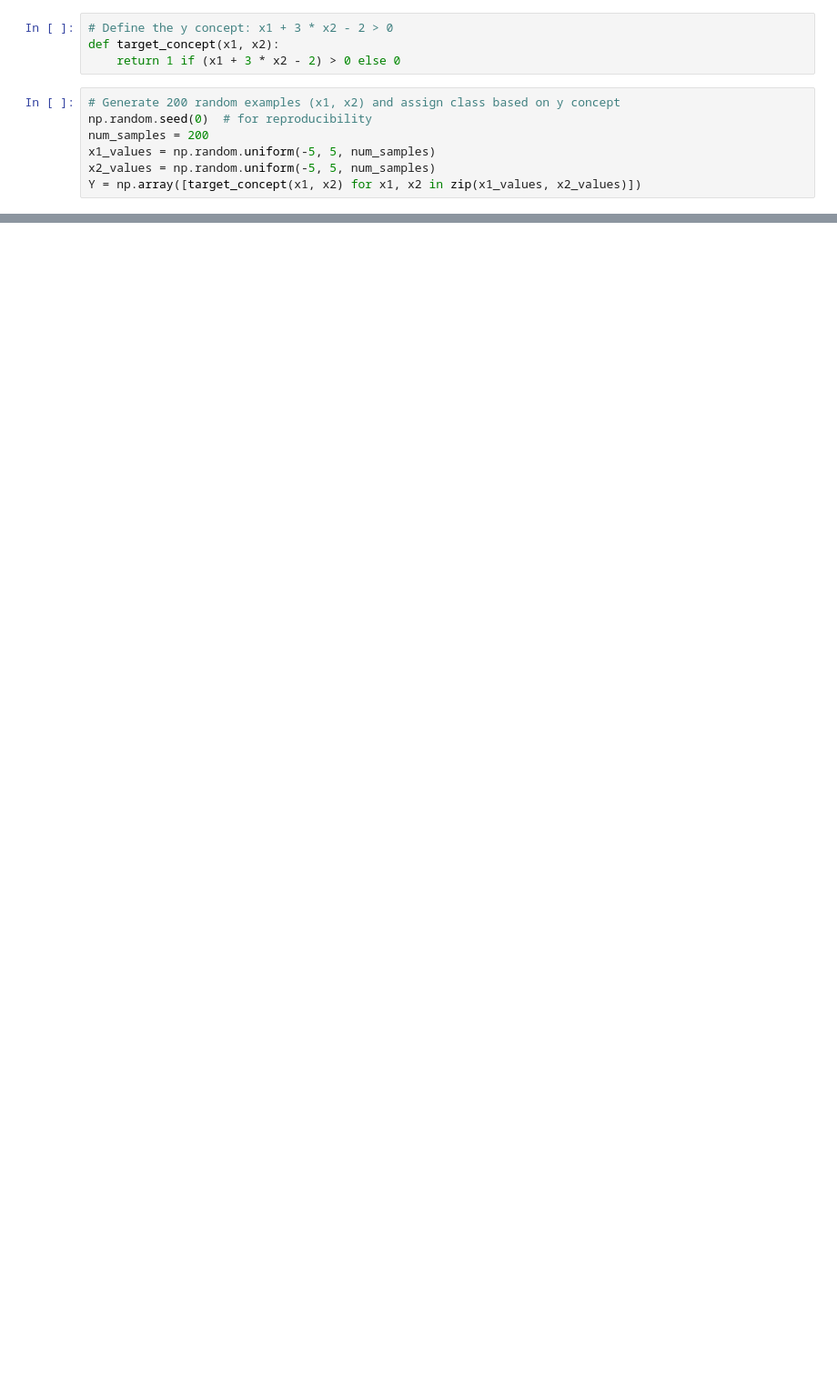
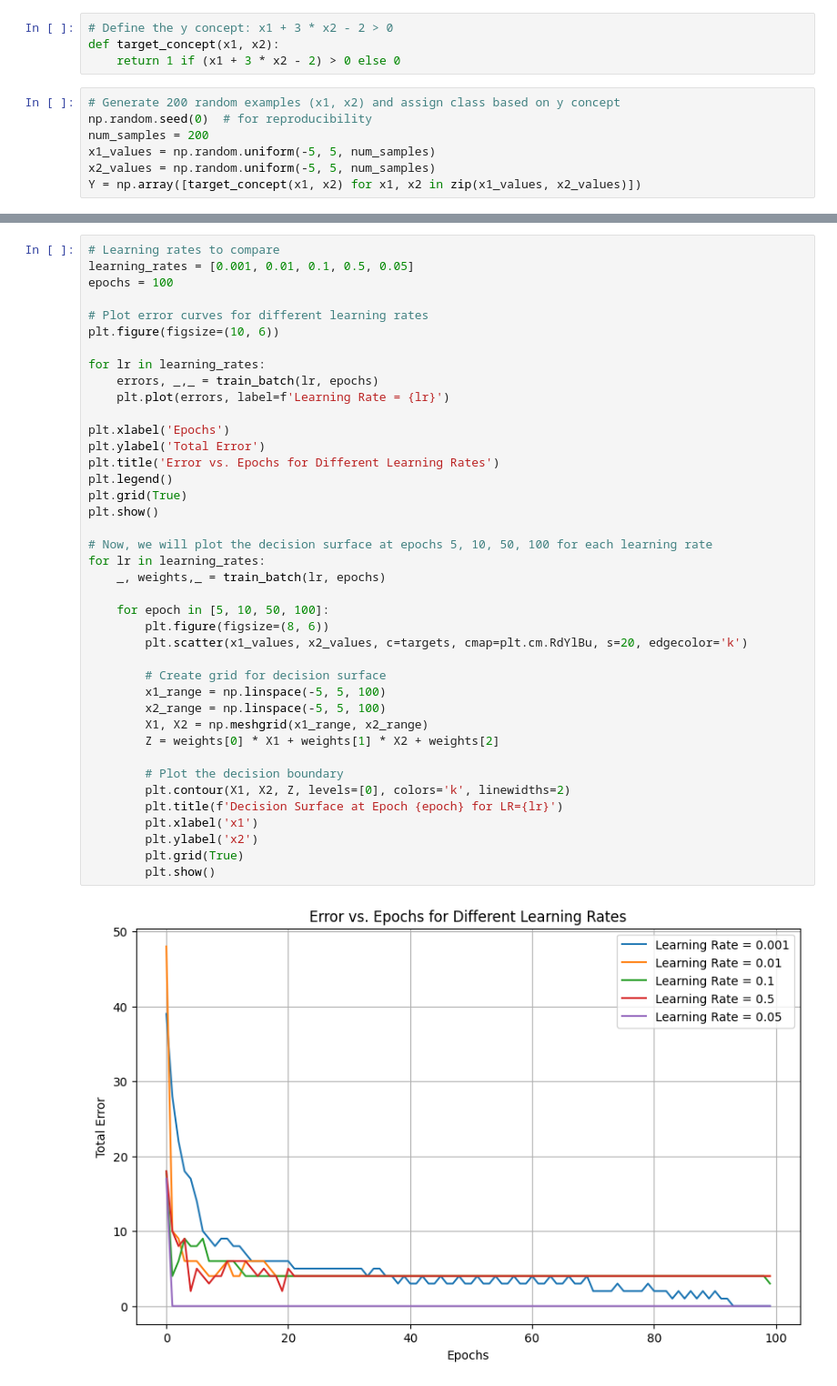
Before and after one commit to khushabuborwal/delta-rule-training, a Jupyter notebook: main.ipynb, the cells around one changed output, grey strips where cells are left out. Shown at 91% size. Cells and saved outputs as stored; diff of their text form; blank space fills up the shorter version.

```diff
--- a/main.ipynb
+++ b/main.ipynb
@@ -54,0 +108,42 @@ Y = np.array([target_concept(x1, x2) for x1, x2 in zip(x1_values, x2_values)])
+# %%
+# Learning rates to compare
+learning_rates = [0.001, 0.01, 0.1, 0.5, 0.05]
+epochs = 100
+
+# Plot error curves for different learning rates
+plt.figure(figsize=(10, 6))
+
+for lr in learning_rates:
+    errors, _,_ = train_batch(lr, epochs)
+    plt.plot(errors, label=f'Learning Rate = {lr}')
+
+plt.xlabel('Epochs')
+plt.ylabel('Total Error')
+plt.title('Error vs. Epochs for Different Learning Rates')
+plt.legend()
+plt.grid(True)
+plt.show()
+
+# Now, we will plot the decision surface at epochs 5, 10, 50, 100 for each learning rate
+for lr in learning_rates:
+    _, weights,_ = train_batch(lr, epochs)
+
+    for epoch in [5, 10, 50, 100]:
+        plt.figure(figsize=(8, 6))
+        plt.scatter(x1_values, x2_values, c=targets, cmap=plt.cm.RdYlBu, s=20, edgecolor='k')
+
+        # Create grid for decision surface
+        x1_range = np.linspace(-5, 5, 100)
+        x2_range = np.linspace(-5, 5, 100)
+        X1, X2 = np.meshgrid(x1_range, x2_range)
+        Z = weights[0] * X1 + weights[1] * X2 + weights[2]
+
+        # Plot the decision boundary
+        plt.contour(X1, X2, Z, levels=[0], colors='k', linewidths=2)
+        plt.title(f'Decision Surface at Epoch {epoch} for LR={lr}')
+        plt.xlabel('x1')
+        plt.ylabel('x2')
+        plt.grid(True)
+        plt.show()
+# %% [output]
+[figure, added]
```
Also changed, not shown: parts of 11 cells of this notebook.
